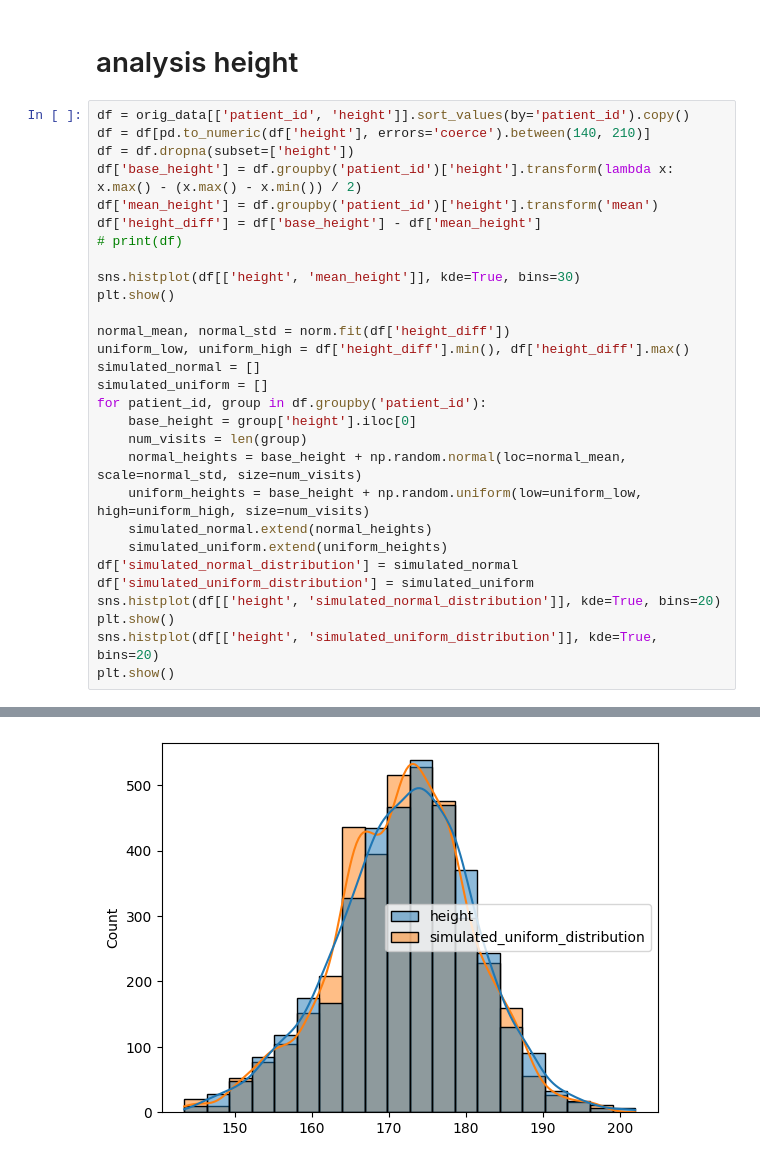
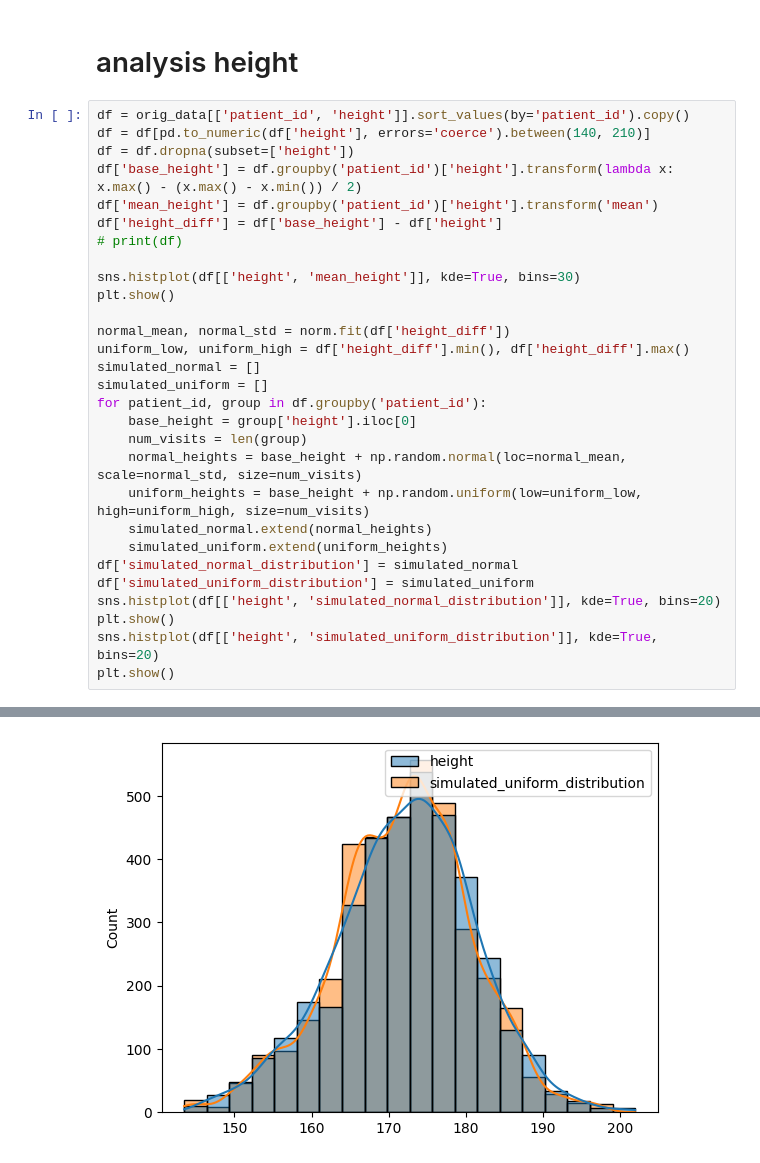
Before and after one commit to student-d-k/uzd_dataset_1, a Jupyter notebook: esophageal-cancer.ipynb, the cells around one changed output, grey strips where cells are left out. Drawn from its saved outputs; the diff is of its cells as text.

```diff
--- a/esophageal-cancer.ipynb
+++ b/esophageal-cancer.ipynb
@@ -184,7 +192,7 @@ df = df[pd.to_numeric(df['height'], errors='coerce').between(140, 210)]
 df = df.dropna(subset=['height'])
 df['base_height'] = df.groupby('patient_id')['height'].transform(lambda x: x.max() - (x.max() - x.min()) / 2)
 df['mean_height'] = df.groupby('patient_id')['height'].transform('mean')
-df['height_diff'] = df['base_height'] - df['mean_height']
+df['height_diff'] = df['base_height'] - df['height']
 # print(df)
 
 sns.histplot(df[['height', 'mean_height']], kde=True, bins=30)
@@ -213 +221 @@ plt.show()
-[figure, old version]
+[figure, new version]
```
Also changed, not shown: parts of 3 cells of this notebook.
